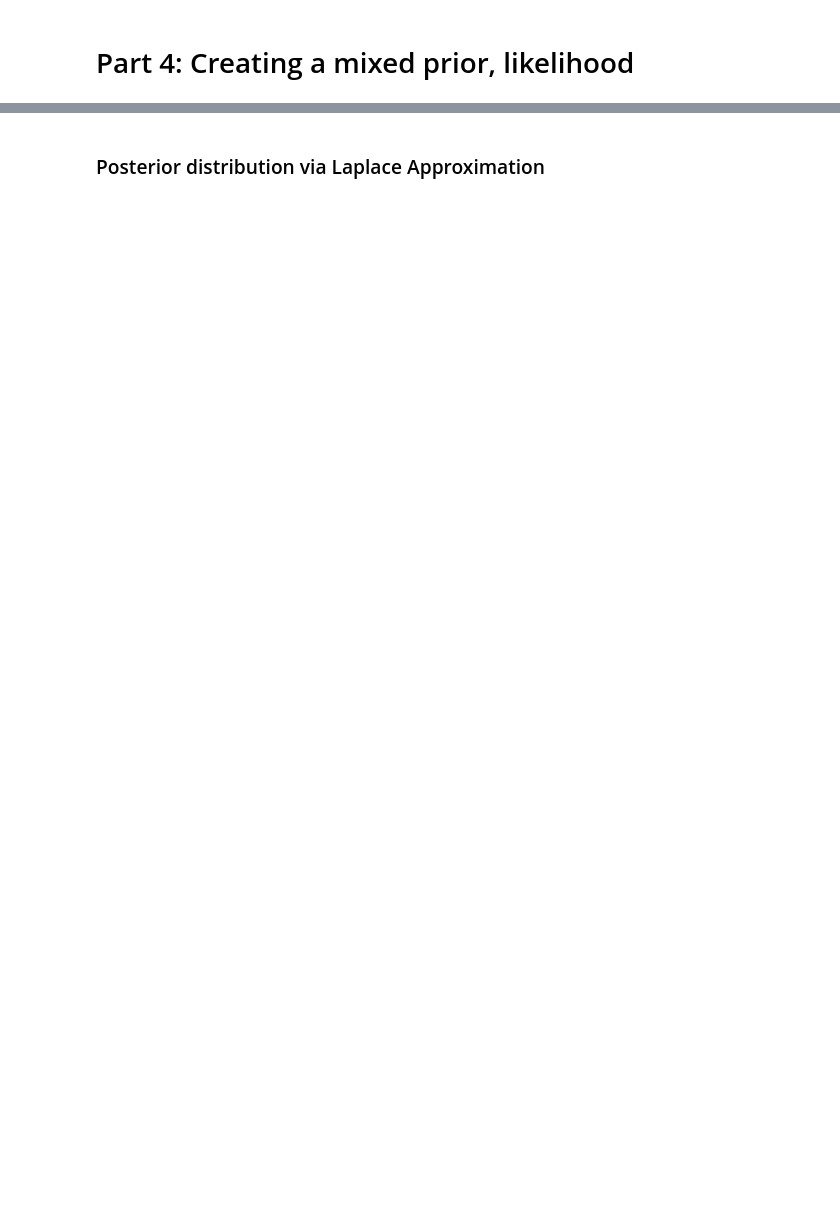
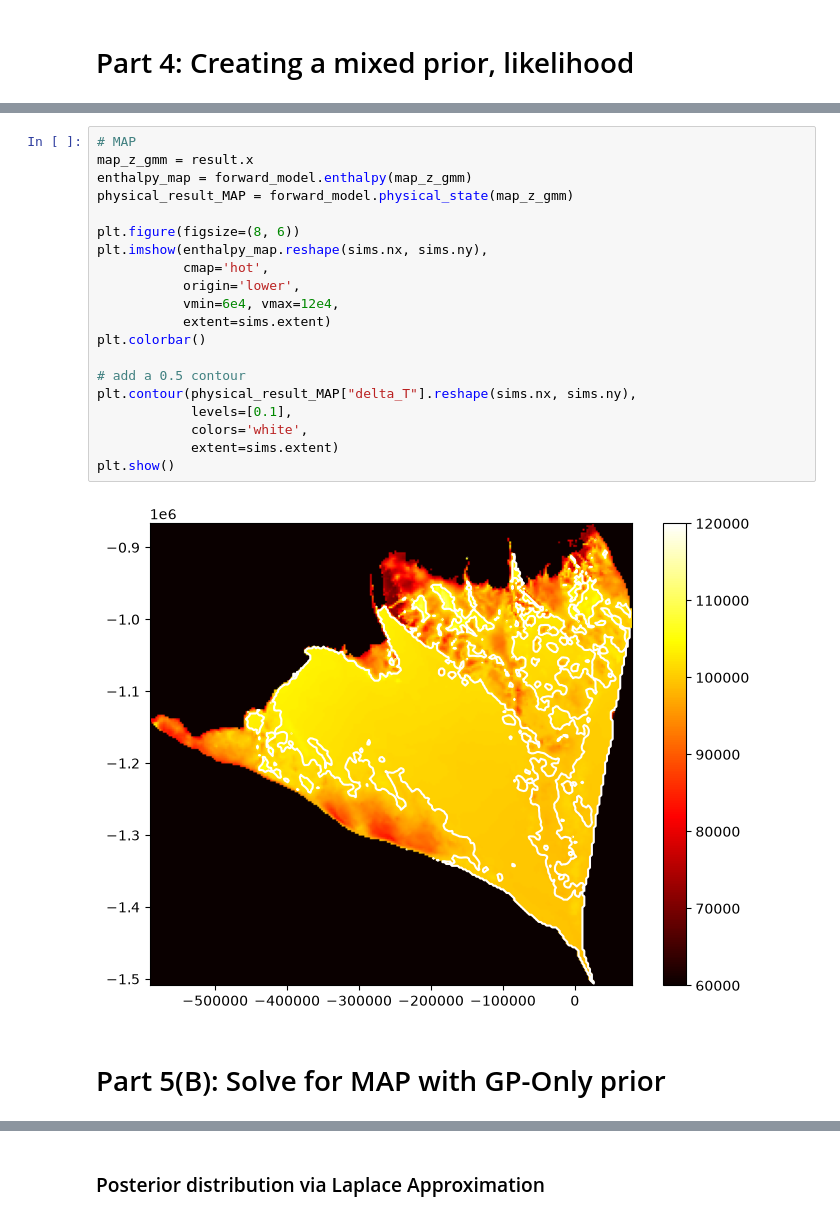
Before and after one commit to alastairyang/petermann-inference, a Jupyter notebook: notebooks/Inference.ipynb, the cells around one changed output, grey strips where cells are left out. Cells and saved outputs as stored; diff of their text form; blank space fills up the shorter version.

Commit message:
explore GP only and GMM only possibilities

```diff
--- a/notebooks/Inference.ipynb
+++ b/notebooks/Inference.ipynb
@@ -194,0 +287,24 @@ config = PosteriorConfig(
+# %%
+# MAP
+map_z_gmm = result.x
+enthalpy_map = forward_model.enthalpy(map_z_gmm)
+physical_result_MAP = forward_model.physical_state(map_z_gmm)
+
+plt.figure(figsize=(8, 6))
+plt.imshow(enthalpy_map.reshape(sims.nx, sims.ny),
+           cmap='hot',
+           origin='lower',
+           vmin=6e4, vmax=12e4,
+           extent=sims.extent)
+plt.colorbar()
+
+# add a 0.5 contour
+plt.contour(physical_result_MAP["delta_T"].reshape(sims.nx, sims.ny),
+            levels=[0.1],
+            colors='white',
+            extent=sims.extent)
+plt.show()
+# %% [output]
+[figure, added]
+# %% [markdown]
+# Part 5(B): Solve for MAP with GP-Only prior
```
Also changed, not shown: parts of 16 cells of this notebook, 5 other files.
